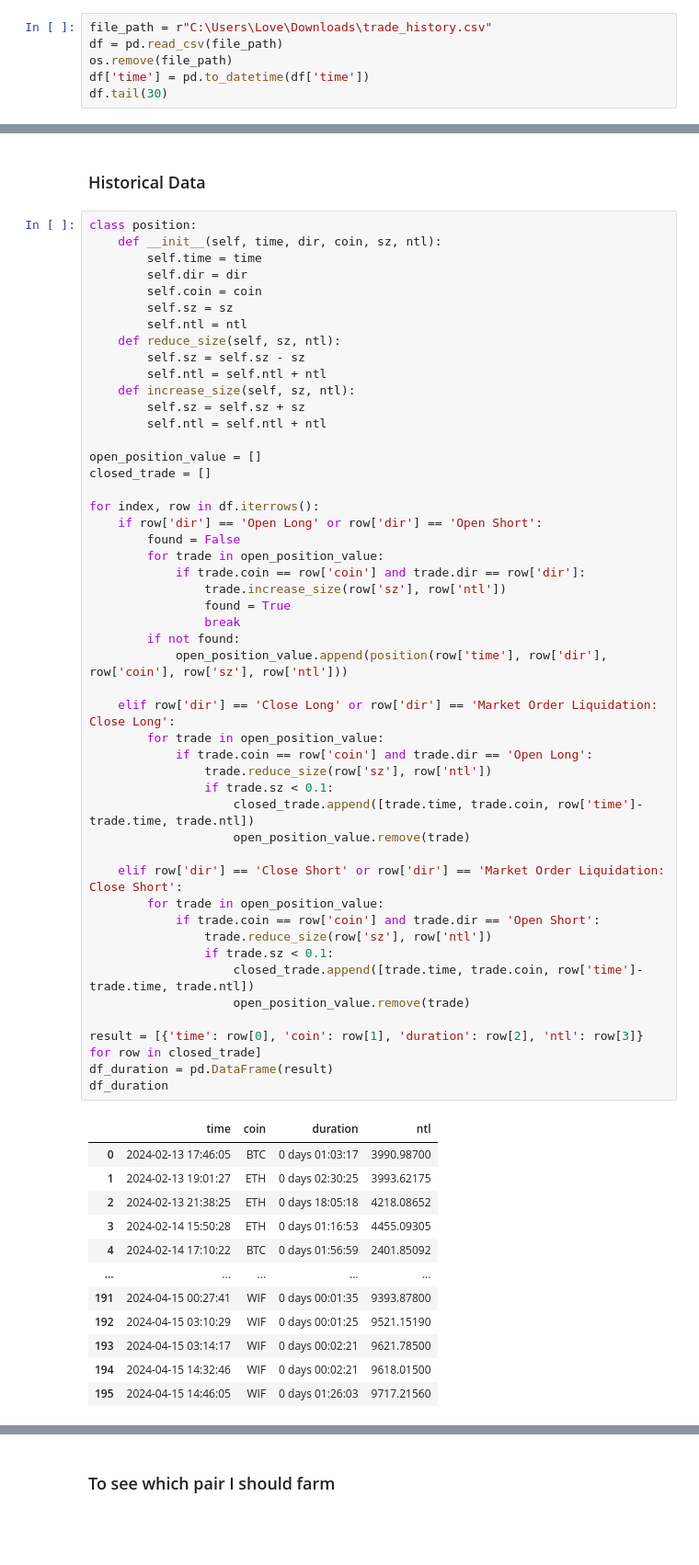
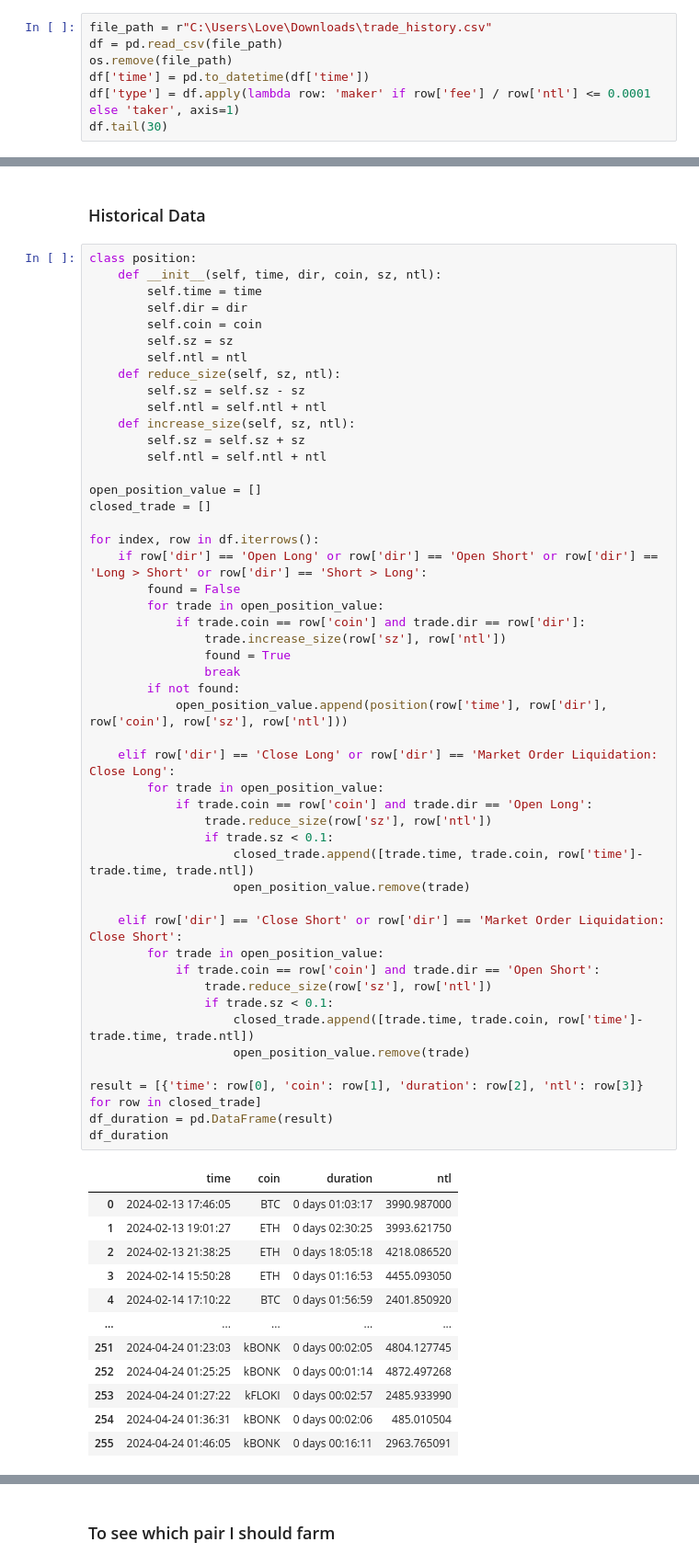
Before and after one commit to edmundtcy/ETH-Script, a Jupyter notebook: hyperliquid.ipynb, the cells around one changed output, grey strips where cells are left out. Shown at 92% size. Saved outputs shown, nothing was run; the diff lists cells and outputs as text; blank space fills up the shorter version.

```diff
--- a/hyperliquid.ipynb
+++ b/hyperliquid.ipynb
@@ -9,5 +9,6 @@ file_path = r"C:\Users\Love\Downloads\trade_history.csv"
 df = pd.read_csv(file_path)
 os.remove(file_path)
 df['time'] = pd.to_datetime(df['time'])
+df['type'] = df.apply(lambda row: 'maker' if row['fee'] / row['ntl'] <= 0.0001 else 'taker', axis=1)
 df.tail(30)
 # %% [output]
@@ -49,45 +50,45 @@ open_position_value = []
 closed_trade = []
 
 for index, row in df.iterrows():
-    if row['dir'] == 'Open Long' or row['dir'] == 'Open Short':
+    if row['dir'] == 'Open Long' or row['dir'] == 'Open Short' or row['dir'] == 'Long > Short' or row['dir'] == 'Short > Long':
         found = False
         for trade in open_position_value:
             if trade.coin == row['coin'] and trade.dir == row['dir']:
                 trade.increase_size(row['sz'], row['ntl'])
                 found = True
                 break
         if not found:
             open_position_value.append(position(row['time'], row['dir'], row['coin'], row['sz'], row['ntl']))
 
     elif row['dir'] == 'Close Long' or row['dir'] == 'Market Order Liquidation: Close Long':
         for trade in open_position_value:
             if trade.coin == row['coin'] and trade.dir == 'Open Long':
                 trade.reduce_size(row['sz'], row['ntl'])
                 if trade.sz < 0.1:
                     closed_trade.append([trade.time, trade.coin, row['time']-trade.time, trade.ntl])
                     open_position_value.remove(trade)
 
     elif row['dir'] == 'Close Short' or row['dir'] == 'Market Order Liquidation: Close Short':
         for trade in open_position_value:
             if trade.coin == row['coin'] and trade.dir == 'Open Short':
                 trade.reduce_size(row['sz'], row['ntl'])
                 if trade.sz < 0.1:
                     closed_trade.append([trade.time, trade.coin, row['time']-trade.time, trade.ntl])
                     open_position_value.remove(trade)
 
 result = [{'time': row[0], 'coin': row[1], 'duration': row[2], 'ntl': row[3]} for row in closed_trade]
 df_duration = pd.DataFrame(result)
 df_duration
 # %% [output]
 |  | time | coin | duration | ntl |
-| 0 | 2024-02-13 17:46:05 | BTC | 0 days 01:03:17 | 3990.98700 |
-| 1 | 2024-02-13 19:01:27 | ETH | 0 days 02:30:25 | 3993.62175 |
-| 2 | 2024-02-13 21:38:25 | ETH | 0 days 18:05:18 | 4218.08652 |
-| 3 | 2024-02-14 15:50:28 | ETH | 0 days 01:16:53 | 4455.09305 |
-| 4 | 2024-02-14 17:10:22 | BTC | 0 days 01:56:59 | 2401.85092 |
+| 0 | 2024-02-13 17:46:05 | BTC | 0 days 01:03:17 | 3990.987000 |
+| 1 | 2024-02-13 19:01:27 | ETH | 0 days 02:30:25 | 3993.621750 |
+| 2 | 2024-02-13 21:38:25 | ETH | 0 days 18:05:18 | 4218.086520 |
+| 3 | 2024-02-14 15:50:28 | ETH | 0 days 01:16:53 | 4455.093050 |
+| 4 | 2024-02-14 17:10:22 | BTC | 0 days 01:56:59 | 2401.850920 |
 | ... | ... | ... | ... | ... |
-| 191 | 2024-04-15 00:27:41 | WIF | 0 days 00:01:35 | 9393.87800 |
-| 192 | 2024-04-15 03:10:29 | WIF | 0 days 00:01:25 | 9521.15190 |
-| 193 | 2024-04-15 03:14:17 | WIF | 0 days 00:02:21 | 9621.78500 |
-| 194 | 2024-04-15 14:32:46 | WIF | 0 days 00:02:21 | 9618.01500 |
-| 195 | 2024-04-15 14:46:05 | WIF | 0 days 01:26:03 | 9717.21560 |
+| 251 | 2024-04-24 01:23:03 | kBONK | 0 days 00:02:05 | 4804.127745 |
+| 252 | 2024-04-24 01:25:25 | kBONK | 0 days 00:01:14 | 4872.497268 |
+| 253 | 2024-04-24 01:27:22 | kFLOKI | 0 days 00:02:57 | 2485.933990 |
+| 254 | 2024-04-24 01:36:31 | kBONK | 0 days 00:02:06 | 485.010504 |
+| 255 | 2024-04-24 01:46:05 | kBONK | 0 days 00:16:11 | 2963.765091 |
```
Also changed, not shown: parts of 5 cells of this notebook.
